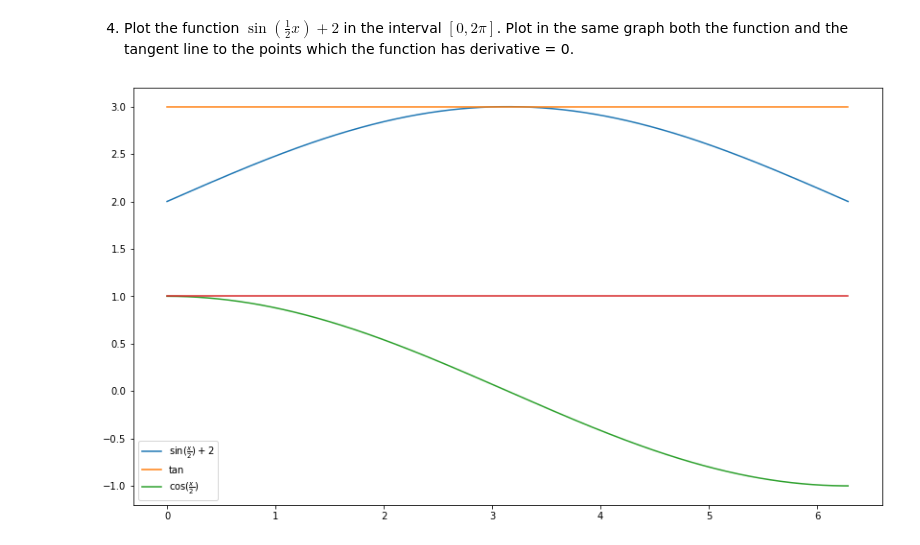
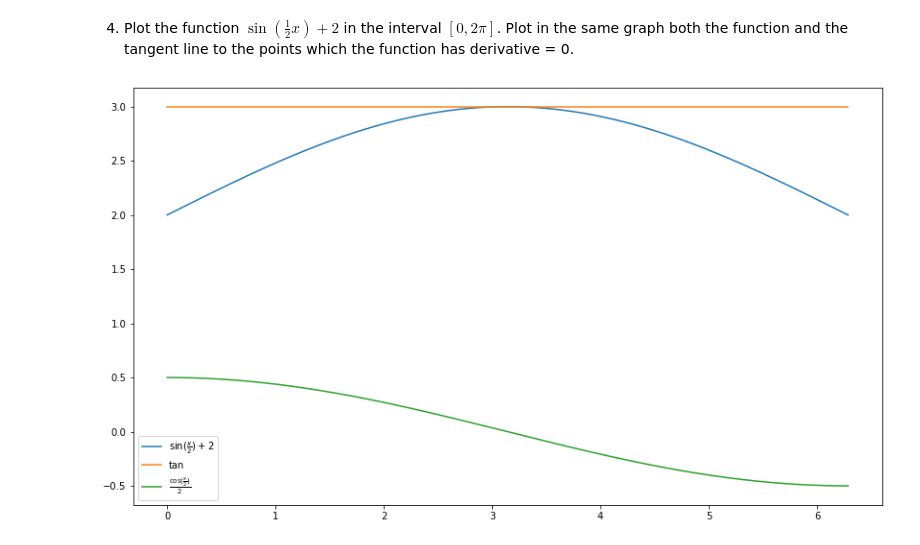
Before and after one commit to Forcystus91/ai_nov21, a Jupyter notebook: Chapter 1/10. Calculus/exercises.ipynb, the cells around one changed output. Saved outputs shown, nothing was run; the diff lists cells and outputs as text; code cells hidden in the pictures.

```diff
--- a/Chapter 1/10. Calculus/exercises.ipynb
+++ b/Chapter 1/10. Calculus/exercises.ipynb
@@ -71,15 +71,14 @@ def cos(x):
 # %%
 x = np.linspace(0,2*np.pi, 1000)
 y = sin(x/2) + 2
 
 plt.figure(figsize=((14,8)))
 plt.plot(x,y)
 plt.plot(x,np.linspace(3,3, 1000))
-plt.plot(x, cos(x/2))
-plt.plot(x,np.linspace(1,1, 1000))
-plt.legend(['$\sin(\\frac{x}{2})+2$','tan','$\cos(\\frac{x}{2})$'])
+plt.plot(x, .5*cos(x/2))
+plt.legend(['$\sin(\\frac{x}{2})+2$','tan','$\\frac{\cos(\\frac{x}{2})}{2}$'])
 
 
 plt.show()
 # %% [output]
-[figure, old version]
+[figure, new version]
```
